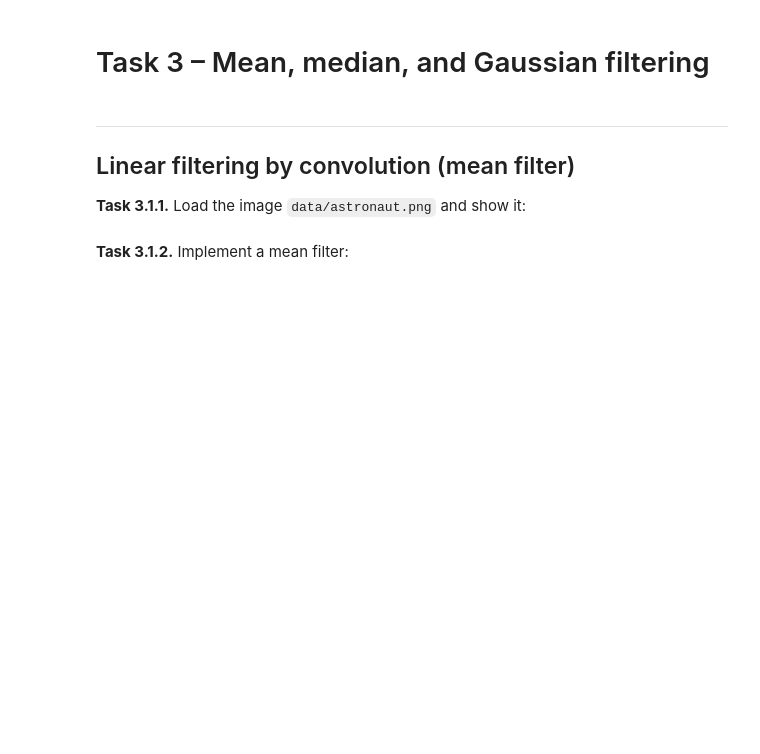
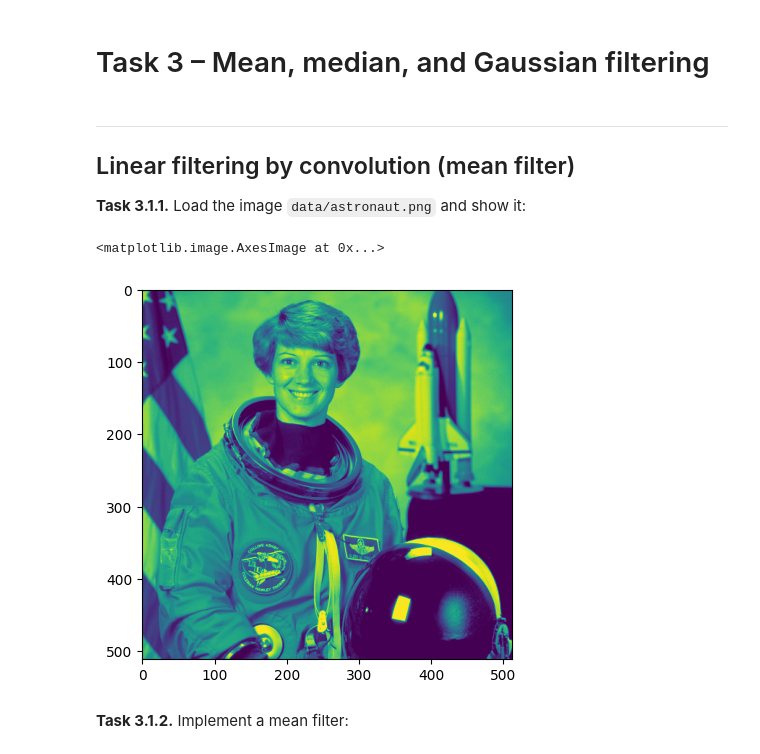
Before and after one commit to vasilev-b/mobi-fs3-python, a Jupyter notebook: task3.ipynb, the cells around one changed output. Drawn from its saved outputs; the diff is of its cells as text; code cells hidden in the pictures; blank space fills up the shorter version.

```diff
--- a/task3.ipynb
+++ b/task3.ipynb
@@ -6,6 +9,12 @@
 ## Linear filtering by convolution (mean filter)
 
 **<a id="#">Task 3.1.1.</a>** Load the image `data/astronaut.png` and show it:
+# %%
+img = plt.imread("data/astronaut.png")
+plt.imshow(img)
+# %% [output]
+<matplotlib.image.AxesImage at 0x...>
+[figure, added]
 # %% [markdown]
 **<a id="#">Task 3.1.2.</a>** Implement a mean filter:
 # %%
```
Also changed, not shown: parts of 3 cells of this notebook.
